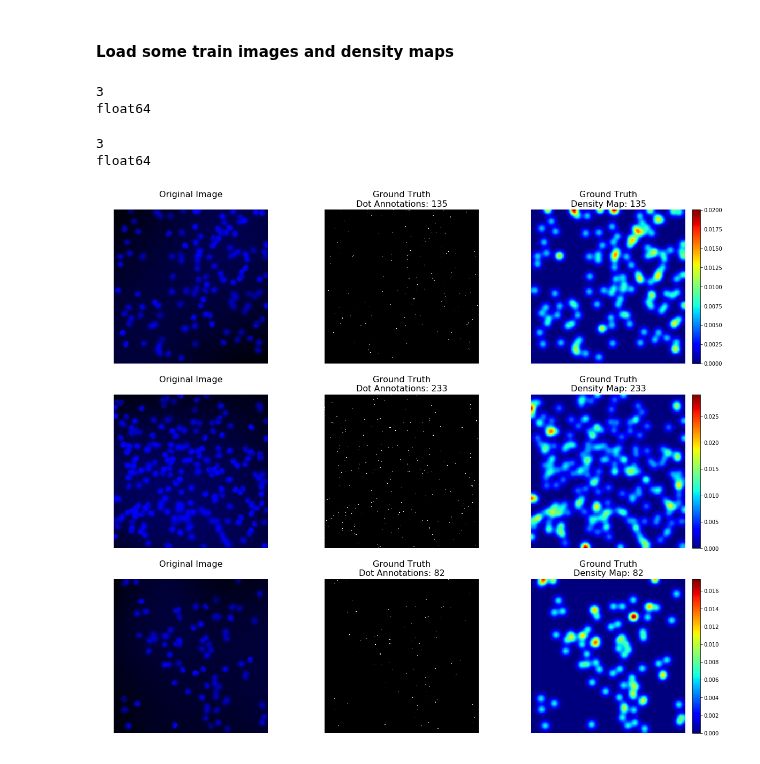
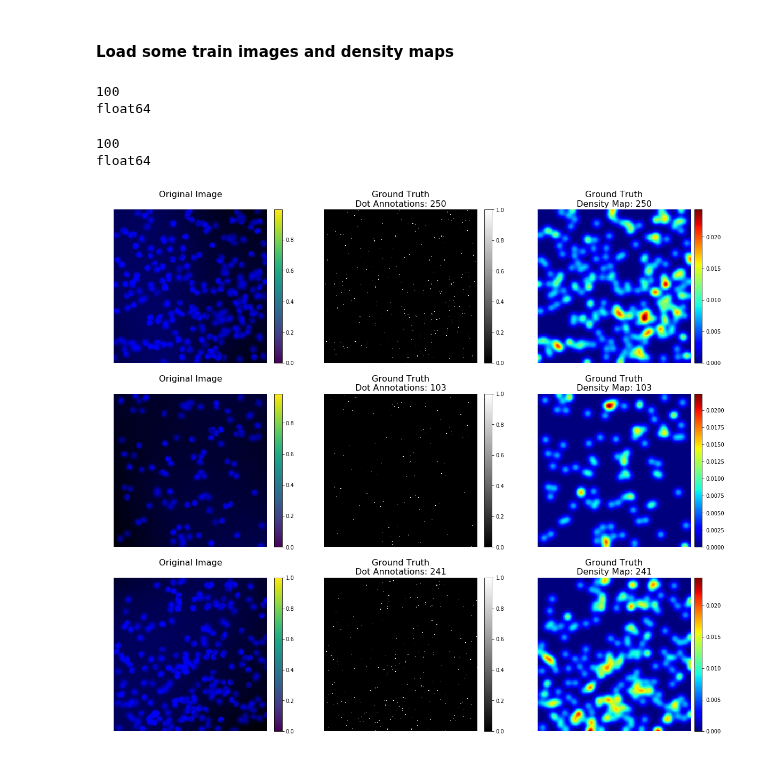
Before and after one commit to Tudor67/Object-Counting, a Jupyter notebook: playground/gt_vgg_cells.ipynb, the cells around one changed output. Saved outputs shown, nothing was run; the diff lists cells and outputs as text; code cells hidden in the pictures.

```diff
--- a/playground/gt_vgg_cells.ipynb
+++ b/playground/gt_vgg_cells.ipynb
@@ -40,6 +40,8 @@ TEST_IMG_PATH = f'{TEST_PATH}/images'
 TEST_GT_DOTS_PATH = f'{TEST_PATH}/gt_dots'
 TEST_GT_COUNTS_PATH = f'{TEST_PATH}/gt_counts'
 TEST_GT_DENSITY_MAPS_PATH = f'{TEST_PATH}/gt_density_maps'
+
+NUM_IMAGES = 100
 # %%
 move_val_split_to_train(VAL_PATH, TRAIN_PATH)
 # %%
@@ -102,24 +104,54 @@ print(len(train_dots_images), train_dots_images[0].shape, train_dots_images[0].d
 # %% [markdown]
 #### Load some train images and density maps
 # %%
-train_images = load_images(TRAIN_IMG_PATH, train_img_names, num_images=3)
+train_images = load_images(TRAIN_IMG_PATH, train_img_names, num_images=NUM_IMAGES)
 print(len(train_images))
 print(train_images[0].dtype)
 # %% [output]
-3
+100
 float64
 # %%
-train_gt_density_maps = load_np_arrays(TRAIN_GT_DENSITY_MAPS_PATH, num=3)
+train_gt_density_maps = load_np_arrays(TRAIN_GT_DENSITY_MAPS_PATH, num=NUM_IMAGES)
 print(len(train_gt_density_maps))
 print(train_gt_density_maps.dtype)
 # %% [output]
-3
+100
 float64
+# %%
+IMG_IDX = 57
+ROWS = 3
+NUM_PLOTS = 3
+fontsize=16
+plt.figure(figsize=(20, 18))
+
+for i in range(ROWS):
+    count = train_dots_images[i + IMG_IDX].sum().astype(np.int)
+
+    plt.subplot(ROWS, NUM_PLOTS, NUM_PLOTS * i + 1)
+    plt.title(f'Original Image\n', fontsize=fontsize)
+    plt.axis('off')
+    plt.imshow(train_images[i + IMG_IDX])
+    plt.colorbar(fraction=0.045, pad=0.04)
+
+    plt.subplot(ROWS, NUM_PLOTS, NUM_PLOTS * i + 2)
+    plt.title(f'Ground Truth\nDot Annotations: {count}', fontsize=fontsize)
+    plt.axis('off')
+    plt.imshow(train_dots_images[i + IMG_IDX], cmap='gray', interpolation='none')
+    plt.colorbar(fraction=0.045, pad=0.04)
+    #plt.imshow(skimage.morphology.binary_dilation(train_dots_images[i]), cmap='gray', interpolation='none')
+
+    plt.subplot(ROWS, NUM_PLOTS, NUM_PLOTS * i + 3)
+    plt.title(f'Ground Truth\nDensity Map: {train_gt_density_maps[i + IMG_IDX].sum():.0f}', fontsize=fontsize)
+    plt.axis('off')
+    plt.imshow(train_gt_density_maps[i + IMG_IDX], cmap='jet')
+    plt.colorbar(fraction=0.045, pad=0.02)
+# %% [output]
+[figure, added]
 # %%
-ROWS = 3
+ROWS = 7
 NUM_PLOTS = 3
 fontsize=16
-plt.figure(figsize=(20, 18))
+plt.figure(figsize=(20, 40))
 
 for i in range(ROWS):
     count = train_dots_images[i].sum().astype(np.int)
@@ -133,12 +165,10 @@ for i in range(ROWS):
     plt.title(f'Ground Truth\nDot Annotations: {count}', fontsize=fontsize)
     plt.axis('off')
     plt.imshow(train_dots_images[i], cmap='gray', interpolation='none')
-    #plt.imshow(skimage.morphology.binary_dilation(train_dots_images[i]), cmap='gray', interpolation='none')
 
+    density_map = gaussian_smoothing([train_dots_images[i]], sigma=4)[0]
     plt.subplot(ROWS, NUM_PLOTS, NUM_PLOTS * i + 3)
-    plt.title(f'Ground Truth\nDensity Map: {train_gt_density_maps[i].sum():.0f}', fontsize=fontsize)
+    plt.title(f'Ground Truth\nDensity Map: {density_map.sum():.0f}', fontsize=fontsize)
     plt.axis('off')
-    plt.imshow(train_gt_density_maps[i], cmap='jet')
-    plt.colorbar(fraction=0.045, pad=0.04)
+    plt.imshow(density_map, cmap='jet')
+    #plt.colorbar(fraction=0.045, pad=0.04)
-# %% [output]
-[figure, removed]
```
Also changed, not shown: parts of 2 cells of this notebook, 3 other files.
